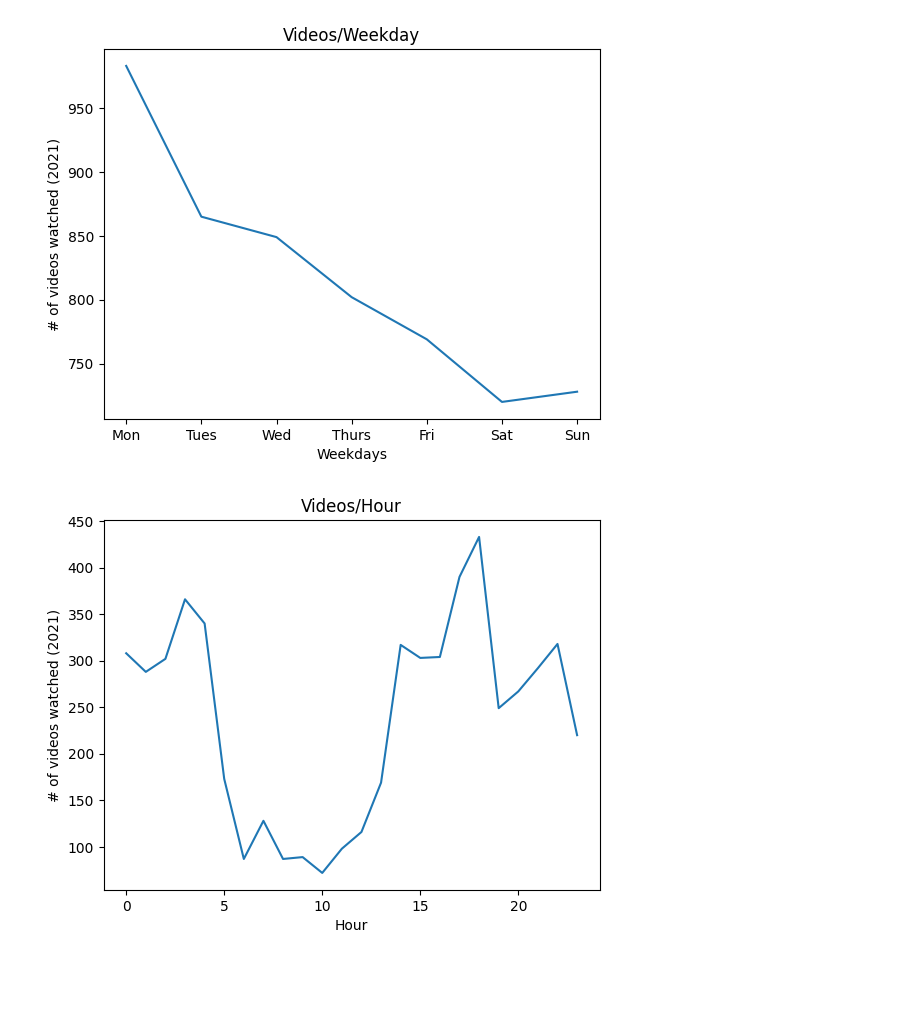
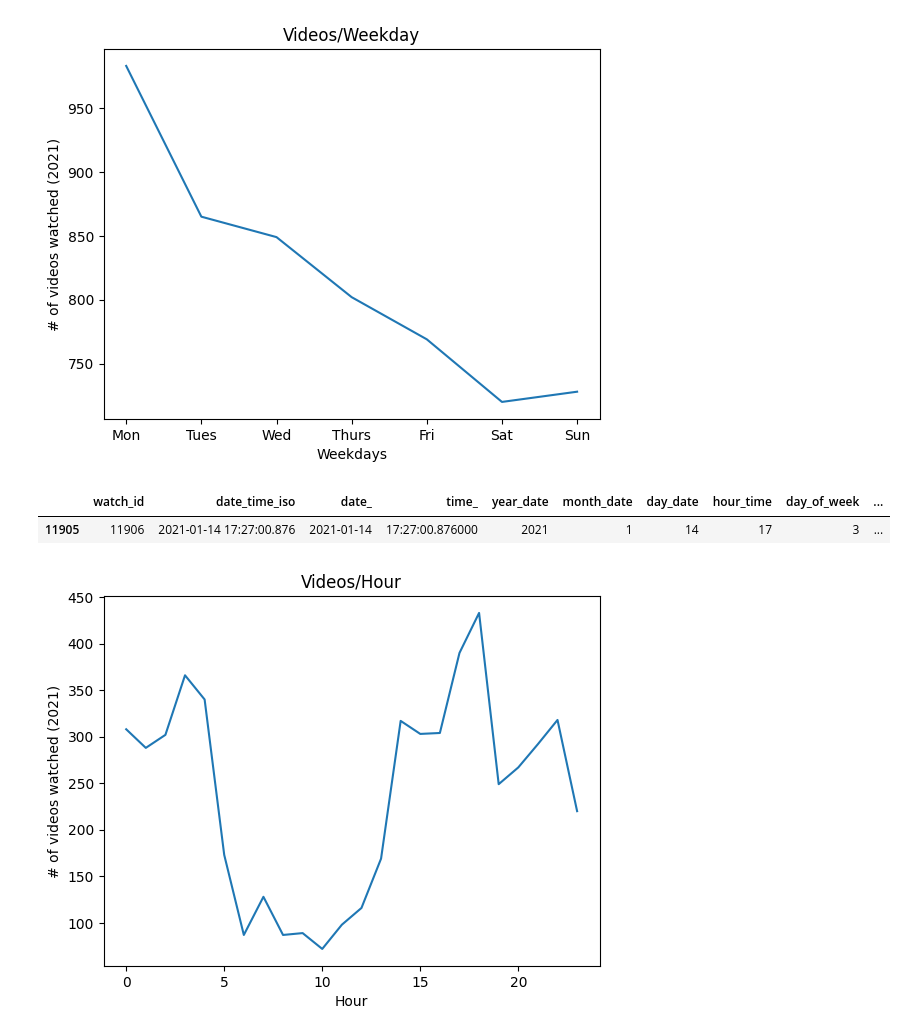
Before and after one commit to delaguardianick/Youtube-Watch-History-Statistics, a Jupyter notebook: Youtube_Analysis.ipynb, the cells around one changed output. Cells and saved outputs as stored; diff of their text form; code cells hidden in the pictures; blank space fills up the shorter version.

```diff
--- a/Youtube_Analysis.ipynb
+++ b/Youtube_Analysis.ipynb
@@ -38,6 +38,11 @@ weekdays_count_df["Weekdays"]=weekdays_count_df["Weekdays"].map(weekdays_map)
 weekdays_count_df.plot(x="Weekdays", y="counts", title="Videos/Weekday", xlabel = "Weekdays", ylabel=label_videos_over_range).get_legend().remove()
 # %% [output]
 [figure]
+# %%
+wh_df[wh_df.channel_name == 'Lofi Girl']
+# %% [output]
+|  | watch_id | date_time_iso | date_ | time_ | year_date | month_date | day_date | hour_time | day_of_week | ... |
+| 11905 | 11906 | 2021-01-14 17:27:00.876 | 2021-01-14 | 17:27:00.876000 | 2021 | 1 | 14 | 17 | 3 | ... |
 # %%
 # weekdays_count_df = wh_df["day_of_week"].value_counts().rename_axis('Weekdays').reset_index(name='counts').sort_values('Weekdays')
 videos_by_hour = wh_df["hour_time"].value_counts().rename_axis('hour').reset_index(name='count').sort_values('hour')
```
Also changed, not shown: parts of 2 cells of this notebook, 3 other files.
